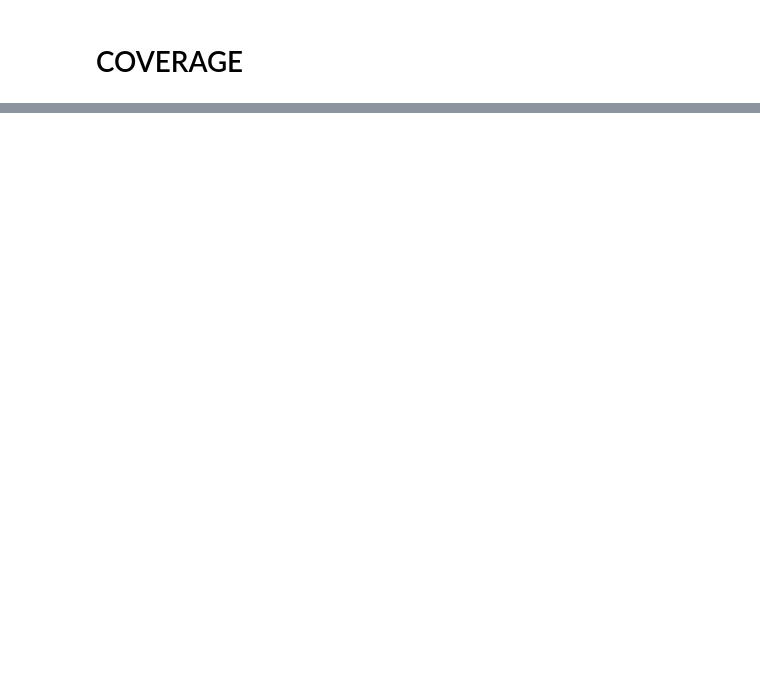
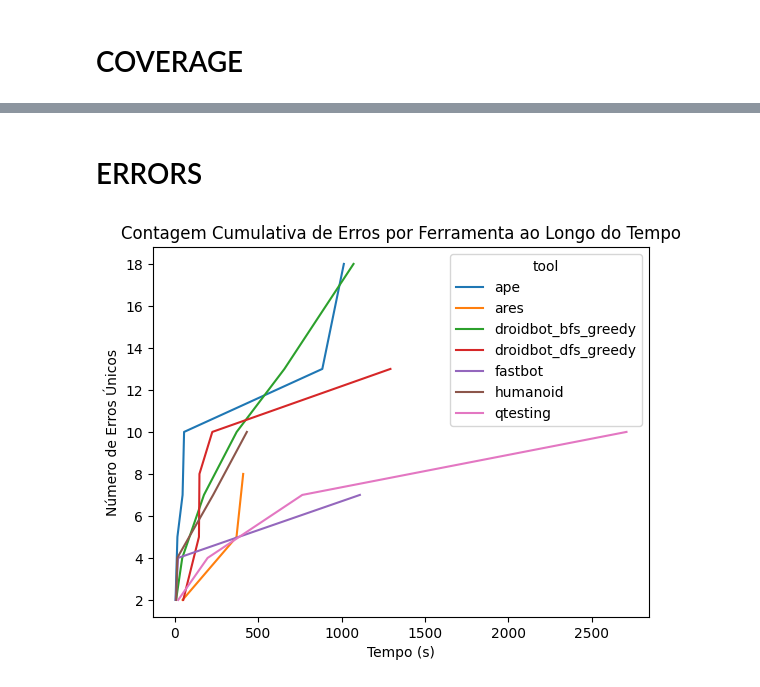
Before and after one commit to PAMunb/rvsec-parent, a Jupyter notebook: rv-android/results_notebook_new.ipynb, the cells around one changed output, grey strips where cells are left out. Saved outputs shown, nothing was run; the diff lists cells and outputs as text; code cells hidden in the pictures; blank space fills up the shorter version.

```diff
--- a/rv-android/results_notebook_new.ipynb
+++ b/rv-android/results_notebook_new.ipynb
@@ -210,0 +296,53 @@ print(avg_total)
+# %% [markdown]
+# ERRORS
+# %%
+def get_errors_df_with_experiment_name(experiment_name: str, results_file: str):
+    if not os.path.exists(results_file):
+        return None
+    header = ["experiment", "apk", "rep", "timeout", "tool", "error", "time"]
+    data = []
+    with open(results_file, "r") as f:
+        result = json.load(f)
+        for apk in result:
+            for rep in result[apk][REPETITIONS]:
+                for timeout in result[apk][REPETITIONS][rep][TIMEOUTS]:
+                    for tool in result[apk][REPETITIONS][rep][TIMEOUTS][timeout][TOOLS]:
+                        errors = result[apk][REPETITIONS][rep][TIMEOUTS][timeout][TOOLS][tool][RVSEC_ERRORS]
+                        for details in errors["details"]:
+                            unique_msg = "{}:::{}:::{}:::{}:::{}".format(details["class_full_name"], details["method"], details["spec"], details["error_type"], details["message"])
+                            time_since_task_start = details["time_since_task_start"]
+
+                            data.append([experiment_name, apk, int(rep), int(timeout), tool,
+                                        unique_msg,
+                                        time_since_task_start])
+
+        return pd.DataFrame(data, columns=header)
+
+
+
+exp02_jca_err = get_errors_df_with_experiment_name("exp02_jca", exp02_jca_results_file)
+# exp02_generic_err = get_errors_df_with_experiment_name("exp02_generic", exp02_generic_results_file)
+
+# df = pd.concat([exp02_jca_err, exp02_generic_err], ignore_index=True)
+df = exp02_jca_err
+
+
+
+import pandas as pd
+import matplotlib.pyplot as plt
+import seaborn as sns
+
+# Agrupando e contando os erros por ferramenta e intervalo de tempo
+df_grouped = df.groupby(['tool', 'time'])['error'].nunique().reset_index(name='error_count')
+
+# Calculando a contagem cumulativa
+df_grouped['cumulative_errors'] = df_grouped.groupby('tool')['error_count'].cumsum()
+
+# Plotando o gráfico
+sns.lineplot(x='time', y='cumulative_errors', hue='tool', data=df_grouped)
+plt.title('Contagem Cumulativa de Erros por Ferramenta ao Longo do Tempo')
+plt.xlabel('Tempo (s)')
+plt.ylabel('Número de Erros Únicos')
+plt.show()
+# %% [output]
+[figure, added]
```
Also changed, not shown: parts of 5 cells of this notebook.
